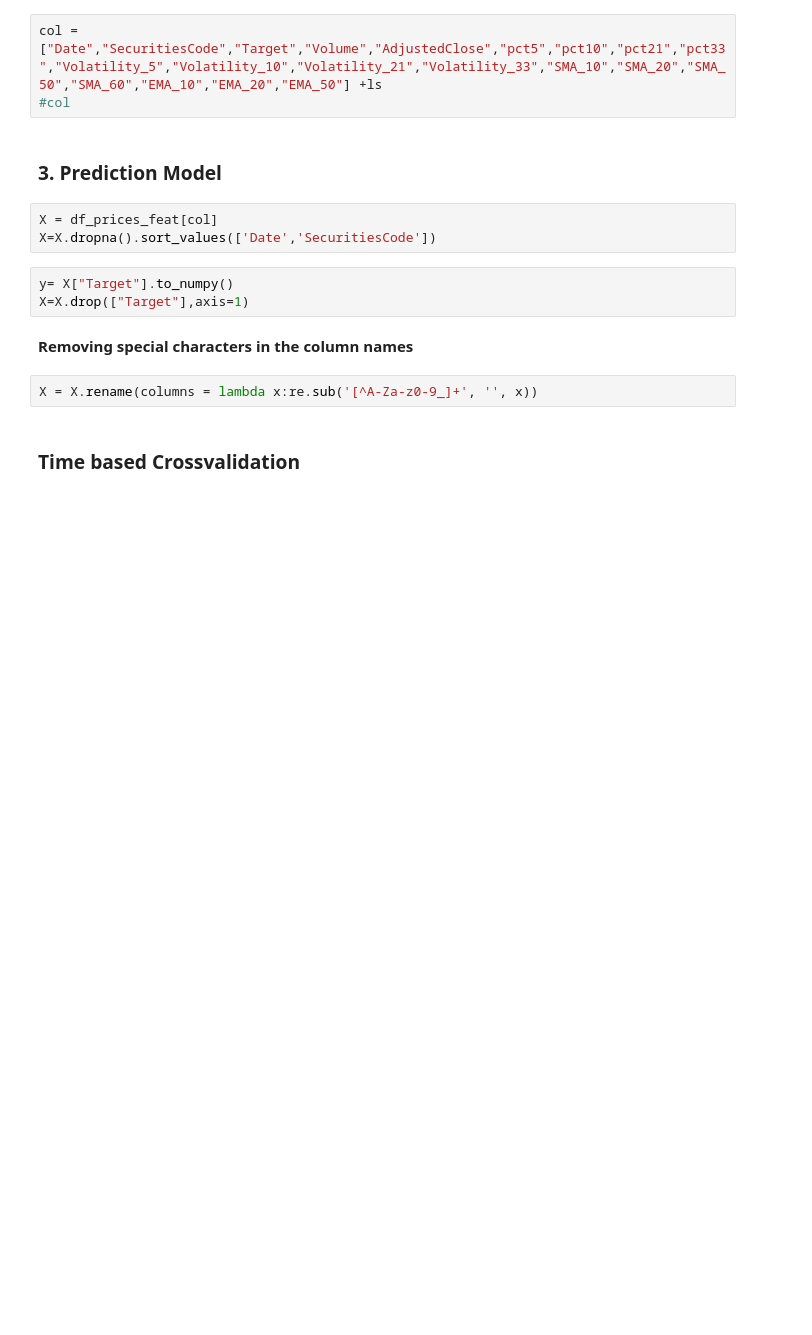
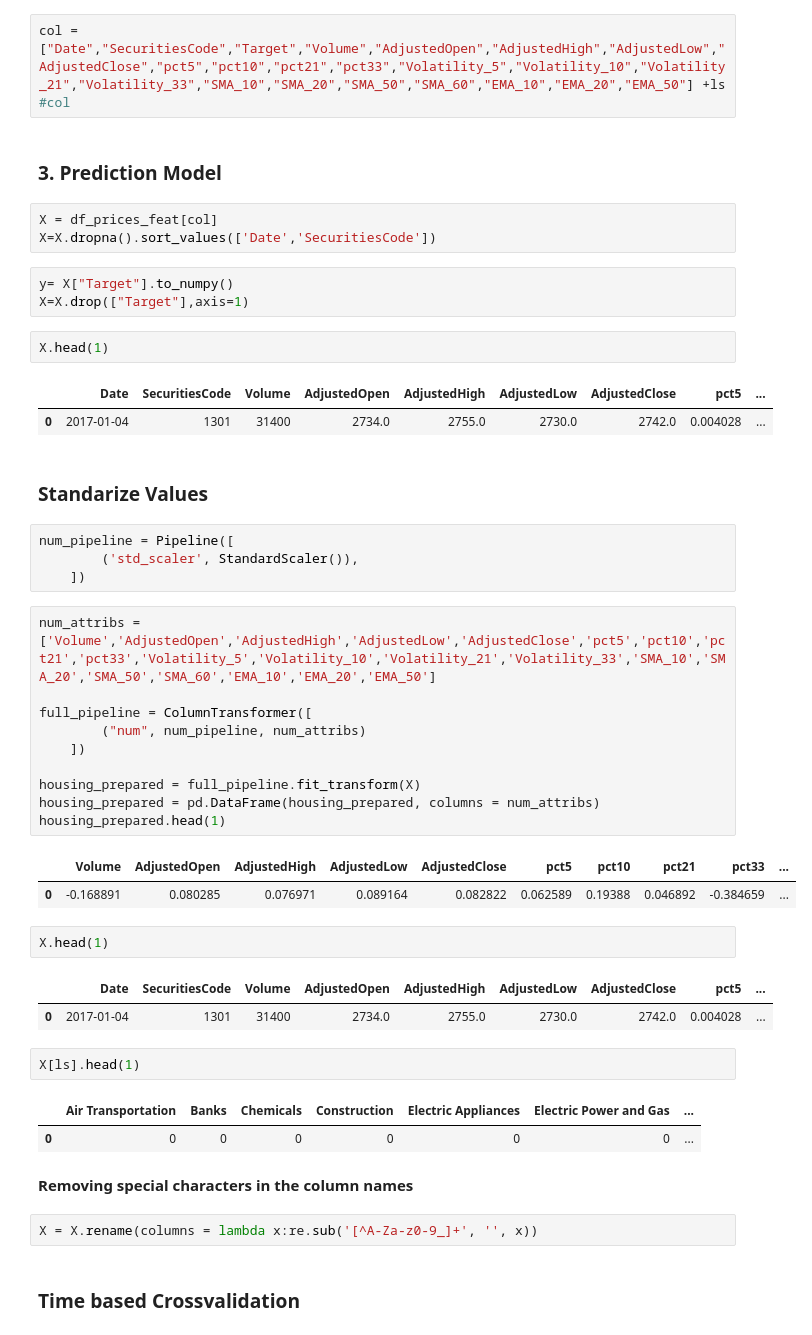
Before and after one commit to GariZabaleta/jpx-tokyo-stock-exchange-prediction, a Jupyter notebook: jpx-prediction.ipynb, the cells around one changed output. Saved outputs shown, nothing was run; the diff lists cells and outputs as text; blank space fills up the shorter version.

Commit message:
Kaggle Notebook | JPX_Prediction | add standarize

```diff
--- a/jpx-prediction.ipynb
+++ b/jpx-prediction.ipynb
@@ -983,7 +984,7 @@ gc.collect()
 # %% [markdown]
 **Selecting features for the model**
 # %%
-col = ["Date","SecuritiesCode","Target","Volume","AdjustedClose","pct5","pct10","pct21","pct33","Volatility_5","Volatility_10","Volatility_21","Volatility_33","SMA_10","SMA_20","SMA_50","SMA_60","EMA_10","EMA_20","EMA_50"] +ls
+col = ["Date","SecuritiesCode","Target","Volume","AdjustedOpen","AdjustedHigh","AdjustedLow","AdjustedClose","pct5","pct10","pct21","pct33","Volatility_5","Volatility_10","Volatility_21","Volatility_33","SMA_10","SMA_20","SMA_50","SMA_60","EMA_10","EMA_20","EMA_50"] +ls
 #col
 # %% [markdown]
 ### 3. Prediction Model
@@ -993,6 +994,40 @@ X=X.dropna().sort_values(['Date','SecuritiesCode'])
 # %%
 y= X["Target"].to_numpy()
 X=X.drop(["Target"],axis=1)
+# %%
+X.head(1)
+# %% [output]
+|  | Date | SecuritiesCode | Volume | AdjustedOpen | AdjustedHigh | AdjustedLow | AdjustedClose | pct5 | ... |
+| 0 | 2017-01-04 | 1301 | 31400 | 2734.0 | 2755.0 | 2730.0 | 2742.0 | 0.004028 | ... |
+# %% [markdown]
+### Standarize Values
+# %%
+num_pipeline = Pipeline([
+        ('std_scaler', StandardScaler()),
+    ])
+# %%
+num_attribs = ['Volume','AdjustedOpen','AdjustedHigh','AdjustedLow','AdjustedClose','pct5','pct10','pct21','pct33','Volatility_5','Volatility_10','Volatility_21','Volatility_33','SMA_10','SMA_20','SMA_50','SMA_60','EMA_10','EMA_20','EMA_50']
+
+full_pipeline = ColumnTransformer([
+        ("num", num_pipeline, num_attribs)
+    ])
+
+housing_prepared = full_pipeline.fit_transform(X)
+housing_prepared = pd.DataFrame(housing_prepared, columns = num_attribs)
+housing_prepared.head(1)
+# %% [output]
+|  | Volume | AdjustedOpen | AdjustedHigh | AdjustedLow | AdjustedClose | pct5 | pct10 | pct21 | pct33 | ... |
+| 0 | -0.168891 | 0.080285 | 0.076971 | 0.089164 | 0.082822 | 0.062589 | 0.19388 | 0.046892 | -0.384659 | ... |
+# %%
+X.head(1)
+# %% [output]
+|  | Date | SecuritiesCode | Volume | AdjustedOpen | AdjustedHigh | AdjustedLow | AdjustedClose | pct5 | ... |
+| 0 | 2017-01-04 | 1301 | 31400 | 2734.0 | 2755.0 | 2730.0 | 2742.0 | 0.004028 | ... |
+# %%
+X[ls].head(1)
+# %% [output]
+|  | Air Transportation | Banks | Chemicals | Construction | Electric Appliances | Electric Power and Gas | ... |
+| 0 | 0 | 0 | 0 | 0 | 0 | 0 | ... |
 # %% [markdown]
 **Removing special characters in the column names**
 # %%
```
Also changed, not shown: parts of 6 cells of this notebook.
